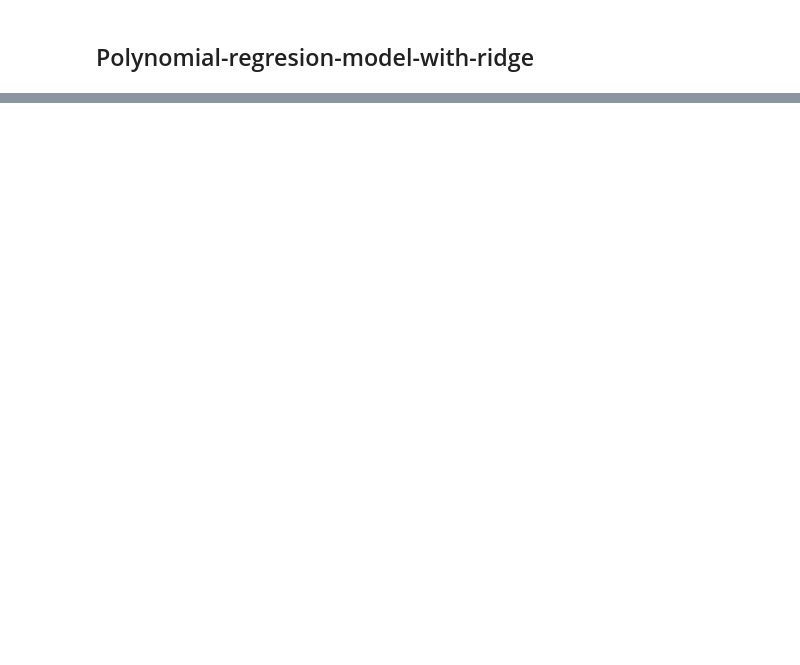
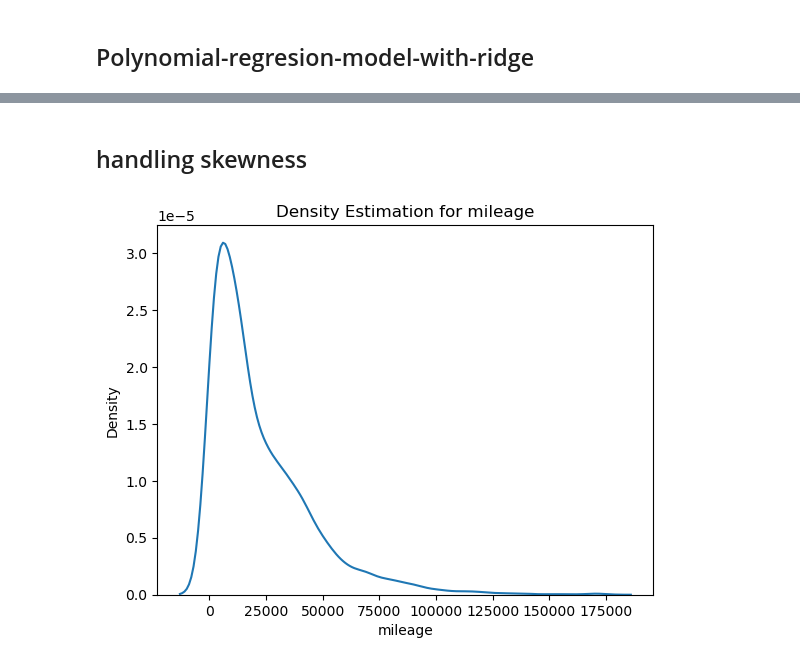
Before and after one commit to Shedinho20/Project01, a Jupyter notebook: Project01.ipynb, the cells around one changed output, grey strips where cells are left out. Saved outputs shown, nothing was run; the diff lists cells and outputs as text; code cells hidden in the pictures; blank space fills up the shorter version.

```diff
--- a/Project01.ipynb
+++ b/Project01.ipynb
@@ -773,0 +857,2 @@ plot_two_by_two_lasso_and_ridge_chart(poly_lasso_predictions,poly_ridge_predicti
+# %%
+df_competition.drop(["Unnamed: 0"],axis=1,inplace = True)
@@ -773,0 +861,7 @@ plot_two_by_two_lasso_and_ridge_chart(poly_lasso_predictions,poly_ridge_predicti
+# %%
+corr = df_competition.corr()
+
+plt.figure(figsize=(10,5))
+sns.heatmap(corr,annot=True,fmt=".2g")
+
+plt.show()
@@ -773,0 +875,10 @@ plot_two_by_two_lasso_and_ridge_chart(poly_lasso_predictions,poly_ridge_predicti
+# %%
+cor_tar = abs(corr.price)
+features_col = cor_tar[cor_tar>0.2]
+
+selected_feaatures = pd.DataFrame({
+    "features_name":features_col.index,
+    "features_corrl":features_col.values
+    })
+
+selected_feaatures
@@ -773,0 +894,4 @@ plot_two_by_two_lasso_and_ridge_chart(poly_lasso_predictions,poly_ridge_predicti
+# %%
+df_competition = df_competition[selected_feaatures.features_name]
+
+df_competition.head()
@@ -773,0 +905,9 @@ plot_two_by_two_lasso_and_ridge_chart(poly_lasso_predictions,poly_ridge_predicti
+# %% [markdown]
+## handling skewness
+# %%
+sns.kdeplot(df_competition.mileage)
+
+plt.title("Density Estimation for mileage")
+plt.show()
+# %% [output]
+[figure, added]
```
Also changed, not shown: parts of 65 cells of this notebook.
